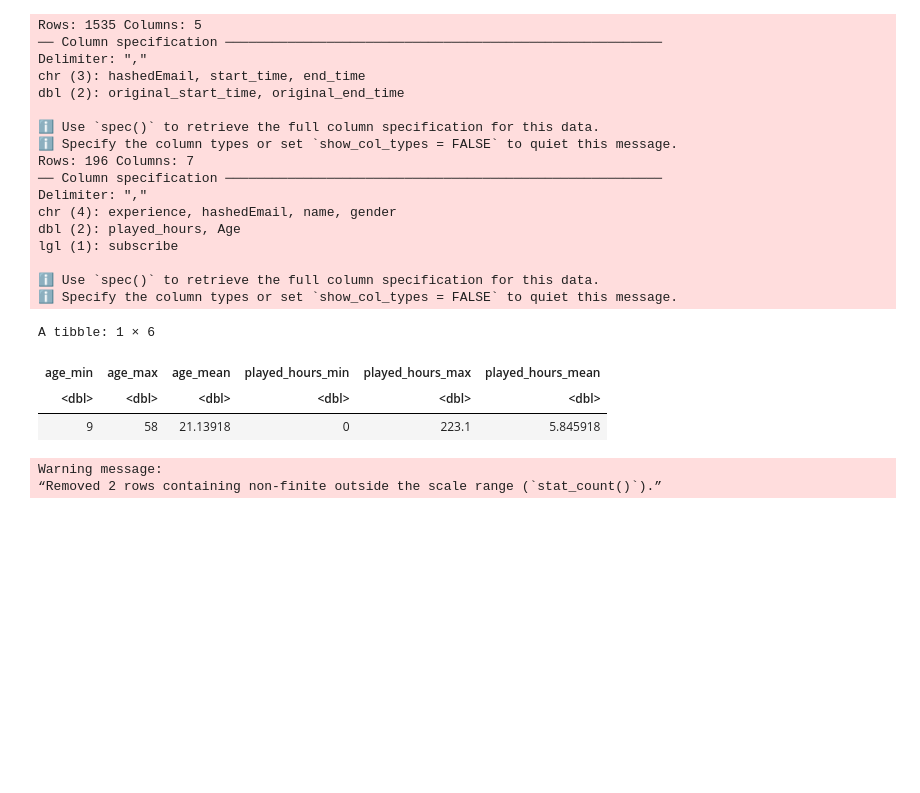
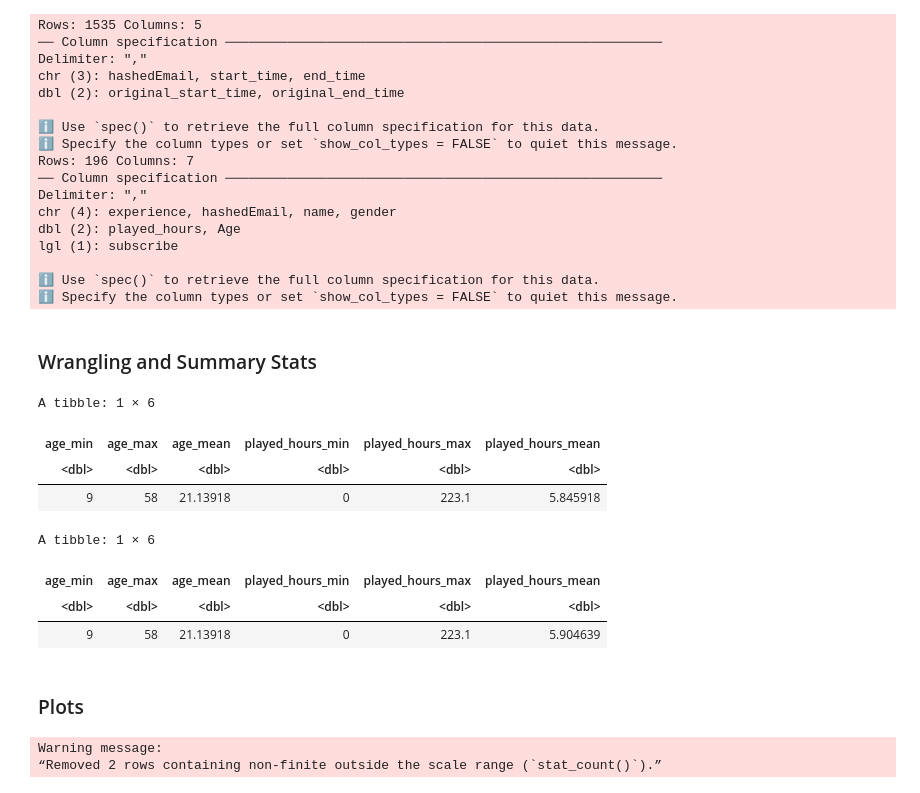
Before and after one commit to averykimura/avery_gamet_project_planning_DSCI100, a Jupyter notebook: Avery Gamet Project Planning.ipynb, the cells around one changed output. Cells and saved outputs as stored; diff of their text form; code cells hidden in the pictures; blank space fills up the shorter version.

```diff
--- a/Avery Gamet Project Planning.ipynb
+++ b/Avery Gamet Project Planning.ipynb
@@ -85,23 +89,43 @@ lgl (1): subscribe
 
 ℹ Use `spec()` to retrieve the full column specification for this data.
 ℹ Specify the column types or set `show_col_types = FALSE` to quiet this message.
+# %% [markdown]
+### Wrangling and Summary Stats
 # %%
 players <- rename(players, hashed_email = hashedEmail, age = Age) #variable names are all consistent
 
-players_summary <- summarise(players,
+players_no_na <- players |> #filtering out na values
+  filter(!is.na(age), !is.na(played_hours))
+
+players_summary <- summarise(players, #proper table can be found in Data Description
   age_min = min(age, na.rm=TRUE),
   age_max = max(age, na.rm=TRUE),
   age_mean = mean(age, na.rm=TRUE),
   played_hours_min = min(played_hours, na.rm=TRUE),
   played_hours_max = max(played_hours, na.rm=TRUE),
-  played_hours_mean = mean(played_hours, na.rm=TRUE)
-)
+  played_hours_mean = mean(played_hours, na.rm=TRUE))
+
+players_summary_no_na <- summarise(players_no_na, #we can see the summary stats are not altered by na's.
+  age_min = min(age, na.rm=TRUE),
+  age_max = max(age, na.rm=TRUE),
+  age_mean = mean(age, na.rm=TRUE),
+  played_hours_min = min(played_hours, na.rm=TRUE),
+  played_hours_max = max(played_hours, na.rm=TRUE),
+  played_hours_mean = mean(played_hours, na.rm=TRUE))
+
 players_summary
+players_summary_no_na
 # %% [output]
 A tibble: 1 × 6
 | age_min | age_max | age_mean | played_hours_min | played_hours_max | played_hours_mean |
 | <dbl> | <dbl> | <dbl> | <dbl> | <dbl> | <dbl> |
 | 9 | 58 | 21.13918 | 0 | 223.1 | 5.845918 |
+A tibble: 1 × 6
+| age_min | age_max | age_mean | played_hours_min | played_hours_max | played_hours_mean |
+| <dbl> | <dbl> | <dbl> | <dbl> | <dbl> | <dbl> |
+| 9 | 58 | 21.13918 | 0 | 223.1 | 5.904639 |
+# %% [markdown]
+### Plots
 # %%
 age_plot <- ggplot(players, aes(x = age)) +
   geom_bar() +
```
Also changed, not shown: parts of 10 cells of this notebook.
